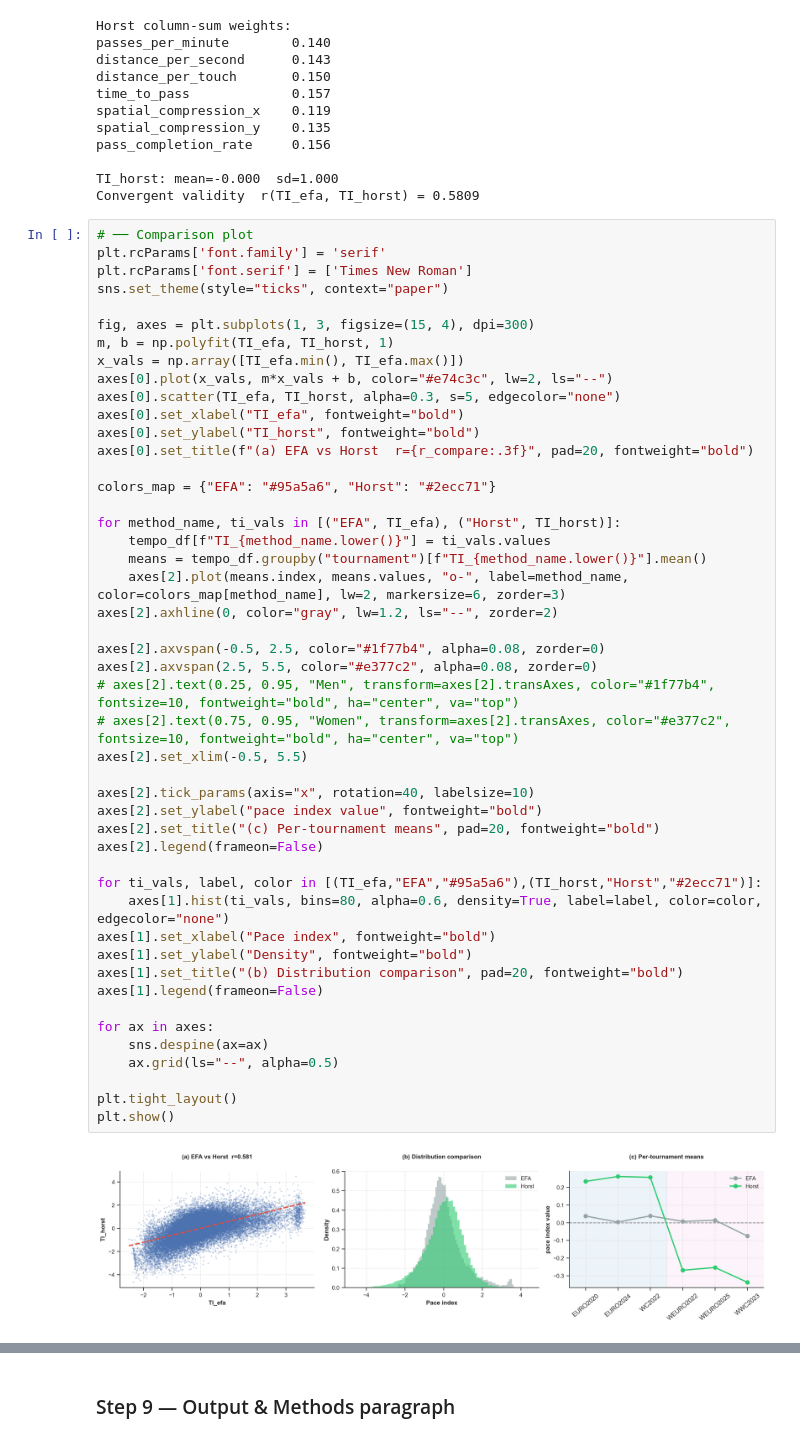
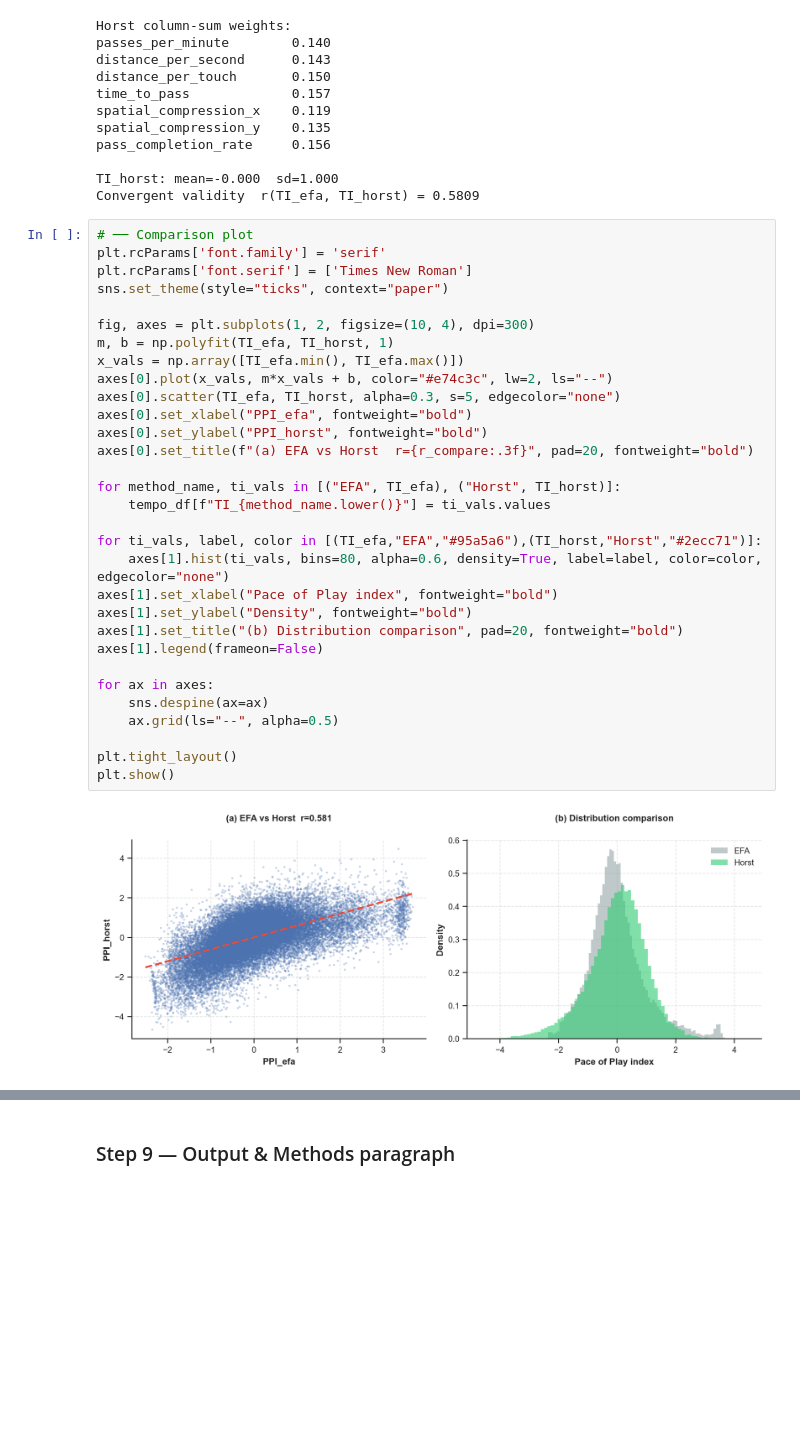
Before and after one commit to ouyang1030/football-pace, a Jupyter notebook: 2-compute-features.ipynb, the cells around one changed output, grey strips where cells are left out. Saved outputs shown, nothing was run; the diff lists cells and outputs as text; blank space fills up the shorter version.

Commit message:
pace paper

```diff
--- a/2-compute-features.ipynb
+++ b/2-compute-features.ipynb
@@ -1344,49 +1332,33 @@ Convergent validity  r(TI_efa, TI_horst) = 0.5809
 # %%
 # ── Comparison plot
 plt.rcParams['font.family'] = 'serif'
 plt.rcParams['font.serif'] = ['Times New Roman']
 sns.set_theme(style="ticks", context="paper")
 
-fig, axes = plt.subplots(1, 3, figsize=(15, 4), dpi=300)
+fig, axes = plt.subplots(1, 2, figsize=(10, 4), dpi=300)
 m, b = np.polyfit(TI_efa, TI_horst, 1)
 x_vals = np.array([TI_efa.min(), TI_efa.max()])
 axes[0].plot(x_vals, m*x_vals + b, color="#e74c3c", lw=2, ls="--")
 axes[0].scatter(TI_efa, TI_horst, alpha=0.3, s=5, edgecolor="none")
-axes[0].set_xlabel("TI_efa", fontweight="bold")
-axes[0].set_ylabel("TI_horst", fontweight="bold")
+axes[0].set_xlabel("PPI_efa", fontweight="bold")
+axes[0].set_ylabel("PPI_horst", fontweight="bold")
 axes[0].set_title(f"(a) EFA vs Horst  r={r_compare:.3f}", pad=20, fontweight="bold")
-
-colors_map = {"EFA": "#95a5a6", "Horst": "#2ecc71"}
 
 for method_name, ti_vals in [("EFA", TI_efa), ("Horst", TI_horst)]:
     tempo_df[f"TI_{method_name.lower()}"] = ti_vals.values
-    means = tempo_df.groupby("tournament")[f"TI_{method_name.lower()}"].mean()
-    axes[2].plot(means.index, means.values, "o-", label=method_name, color=colors_map[method_name], lw=2, markersize=6, zorder=3)
-axes[2].axhline(0, color="gray", lw=1.2, ls="--", zorder=2)
-
-axes[2].axvspan(-0.5, 2.5, color="#1f77b4", alpha=0.08, zorder=0)
-axes[2].axvspan(2.5, 5.5, color="#e377c2", alpha=0.08, zorder=0)
-# axes[2].text(0.25, 0.95, "Men", transform=axes[2].transAxes, color="#1f77b4", fontsize=10, fontweight="bold", ha="center", va="top")
-# axes[2].text(0.75, 0.95, "Women", transform=axes[2].transAxes, color="#e377c2", fontsize=10, fontweight="bold", ha="center", va="top")
-axes[2].set_xlim(-0.5, 5.5)
-
-axes[2].tick_params(axis="x", rotation=40, labelsize=10)
-axes[2].set_ylabel("pace index value", fontweight="bold")
-axes[2].set_title("(c) Per-tournament means", pad=20, fontweight="bold")
-axes[2].legend(frameon=False)
 
 for ti_vals, label, color in [(TI_efa,"EFA","#95a5a6"),(TI_horst,"Horst","#2ecc71")]:
     axes[1].hist(ti_vals, bins=80, alpha=0.6, density=True, label=label, color=color, edgecolor="none")
-axes[1].set_xlabel("Pace index", fontweight="bold")
+axes[1].set_xlabel("Pace of Play index", fontweight="bold")
 axes[1].set_ylabel("Density", fontweight="bold")
 axes[1].set_title("(b) Distribution comparison", pad=20, fontweight="bold")
 axes[1].legend(frameon=False)
 
 for ax in axes:
     sns.despine(ax=ax)
     ax.grid(ls="--", alpha=0.5)
 
 plt.tight_layout()
 plt.show()
 # %% [output]
-[figure, old version]
+[figure, new version]
```
Also changed, not shown: parts of 16 cells of this notebook, 3 other files.
